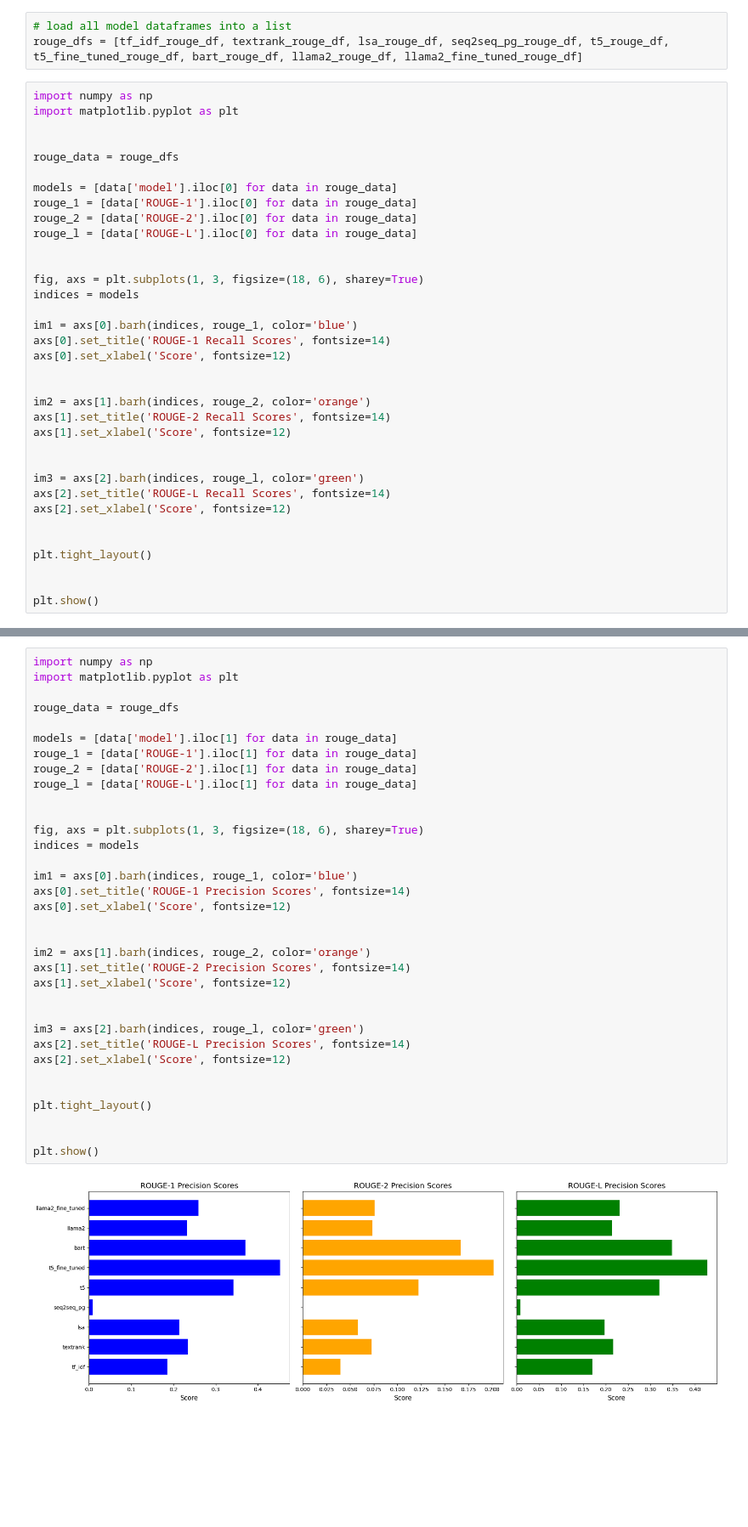
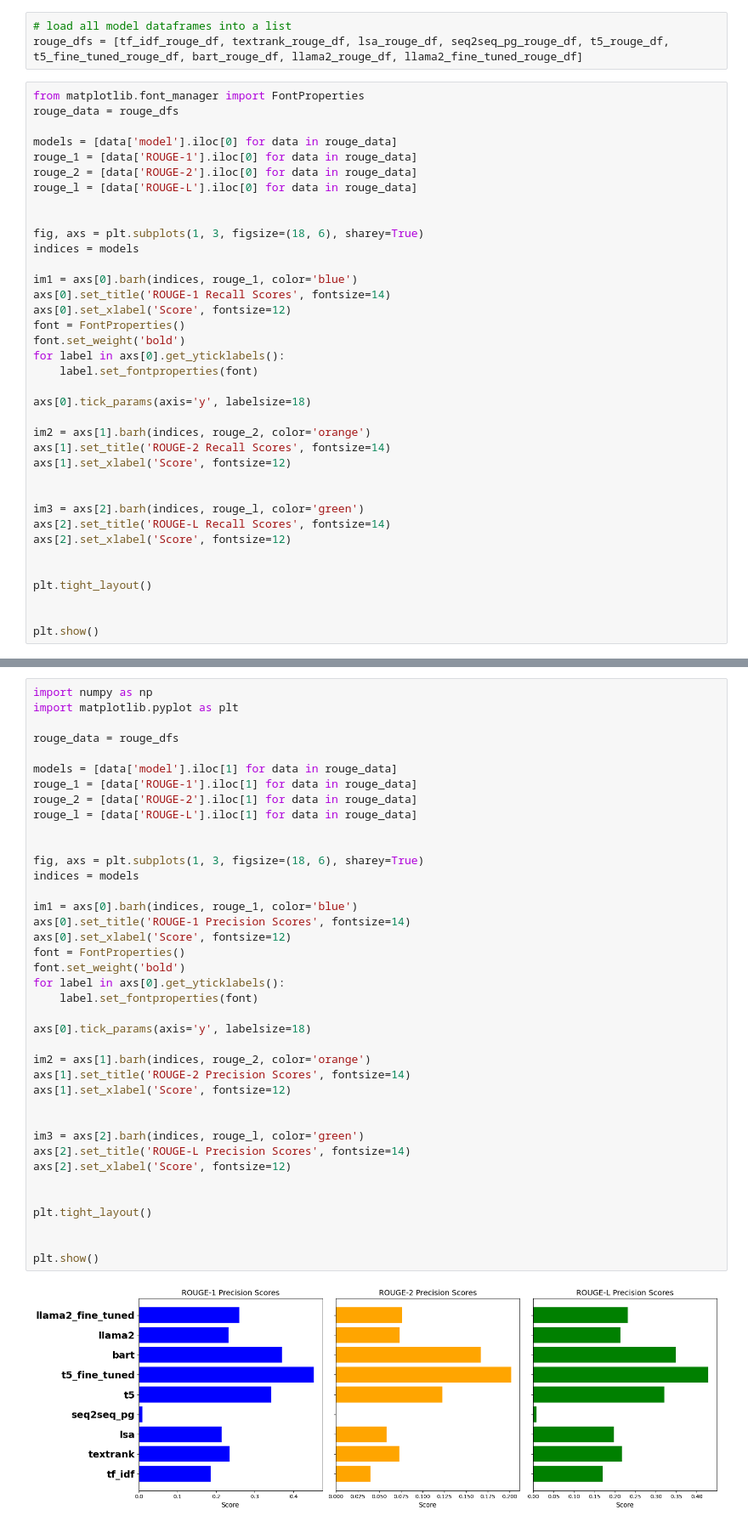
Before and after one commit to vijayjawali/aroha, a Jupyter notebook: utils/metrics.ipynb, the cells around one changed output, grey strips where cells are left out. Shown at 85% size. Cells and saved outputs as stored; diff of their text form; blank space fills up the shorter version.

```diff
--- a/utils/metrics.ipynb
+++ b/utils/metrics.ipynb
@@ -256,10 +256,7 @@ llama2_fine_tuned_rouge_df.set_index('Unnamed: 0', inplace=True)
 # load all model dataframes into a list
 rouge_dfs = [tf_idf_rouge_df, textrank_rouge_df, lsa_rouge_df, seq2seq_pg_rouge_df, t5_rouge_df, t5_fine_tuned_rouge_df, bart_rouge_df, llama2_rouge_df, llama2_fine_tuned_rouge_df]
 # %%
-import numpy as np
-import matplotlib.pyplot as plt
-
-
+from matplotlib.font_manager import FontProperties
 rouge_data = rouge_dfs
 
 models = [data['model'].iloc[0] for data in rouge_data]
@@ -274,7 +271,12 @@ indices = models
 im1 = axs[0].barh(indices, rouge_1, color='blue')
 axs[0].set_title('ROUGE-1 Recall Scores', fontsize=14)
 axs[0].set_xlabel('Score', fontsize=12)
+font = FontProperties()
+font.set_weight('bold')
+for label in axs[0].get_yticklabels():
+    label.set_fontproperties(font)
 
+axs[0].tick_params(axis='y', labelsize=18)
 
 im2 = axs[1].barh(indices, rouge_2, color='orange')
 axs[1].set_title('ROUGE-2 Recall Scores', fontsize=14)
@@ -300,34 +302,39 @@ rouge_data = rouge_dfs
 
 models = [data['model'].iloc[1] for data in rouge_data]
 rouge_1 = [data['ROUGE-1'].iloc[1] for data in rouge_data]
 rouge_2 = [data['ROUGE-2'].iloc[1] for data in rouge_data]
 rouge_l = [data['ROUGE-L'].iloc[1] for data in rouge_data]
 
 
 fig, axs = plt.subplots(1, 3, figsize=(18, 6), sharey=True)
 indices = models
 
 im1 = axs[0].barh(indices, rouge_1, color='blue')
 axs[0].set_title('ROUGE-1 Precision Scores', fontsize=14)
 axs[0].set_xlabel('Score', fontsize=12)
+font = FontProperties()
+font.set_weight('bold')
+for label in axs[0].get_yticklabels():
+    label.set_fontproperties(font)
 
+axs[0].tick_params(axis='y', labelsize=18)
 
 im2 = axs[1].barh(indices, rouge_2, color='orange')
 axs[1].set_title('ROUGE-2 Precision Scores', fontsize=14)
 axs[1].set_xlabel('Score', fontsize=12)
 
 
 im3 = axs[2].barh(indices, rouge_l, color='green')
 axs[2].set_title('ROUGE-L Precision Scores', fontsize=14)
 axs[2].set_xlabel('Score', fontsize=12)
 
 
 plt.tight_layout()
 
 
 plt.show()
 # %% [output]
-[figure, old version]
+[figure, new version]
 # %%
 import numpy as np
 import matplotlib.pyplot as plt
```
Also changed, not shown: parts of 2 cells of this notebook, 3 other files.
